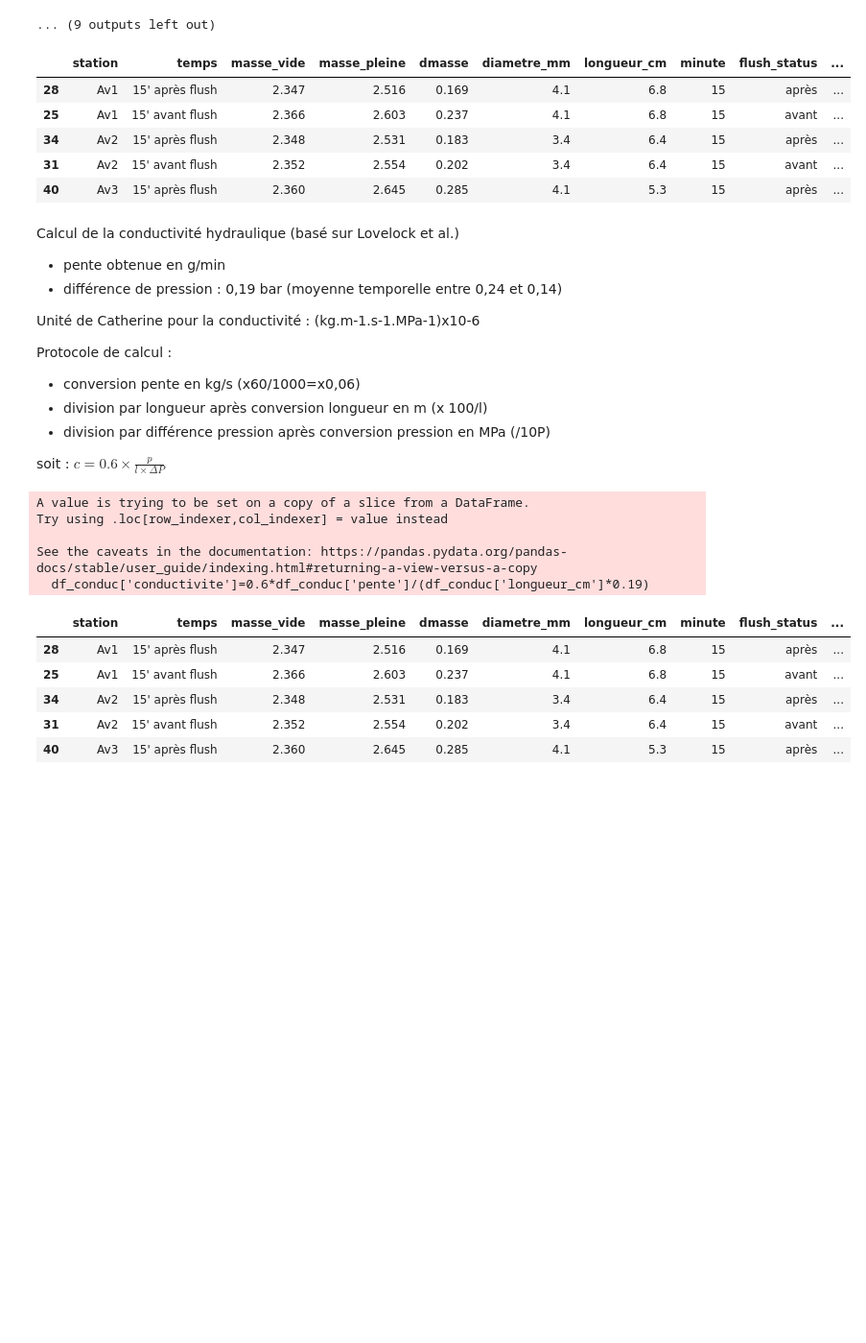
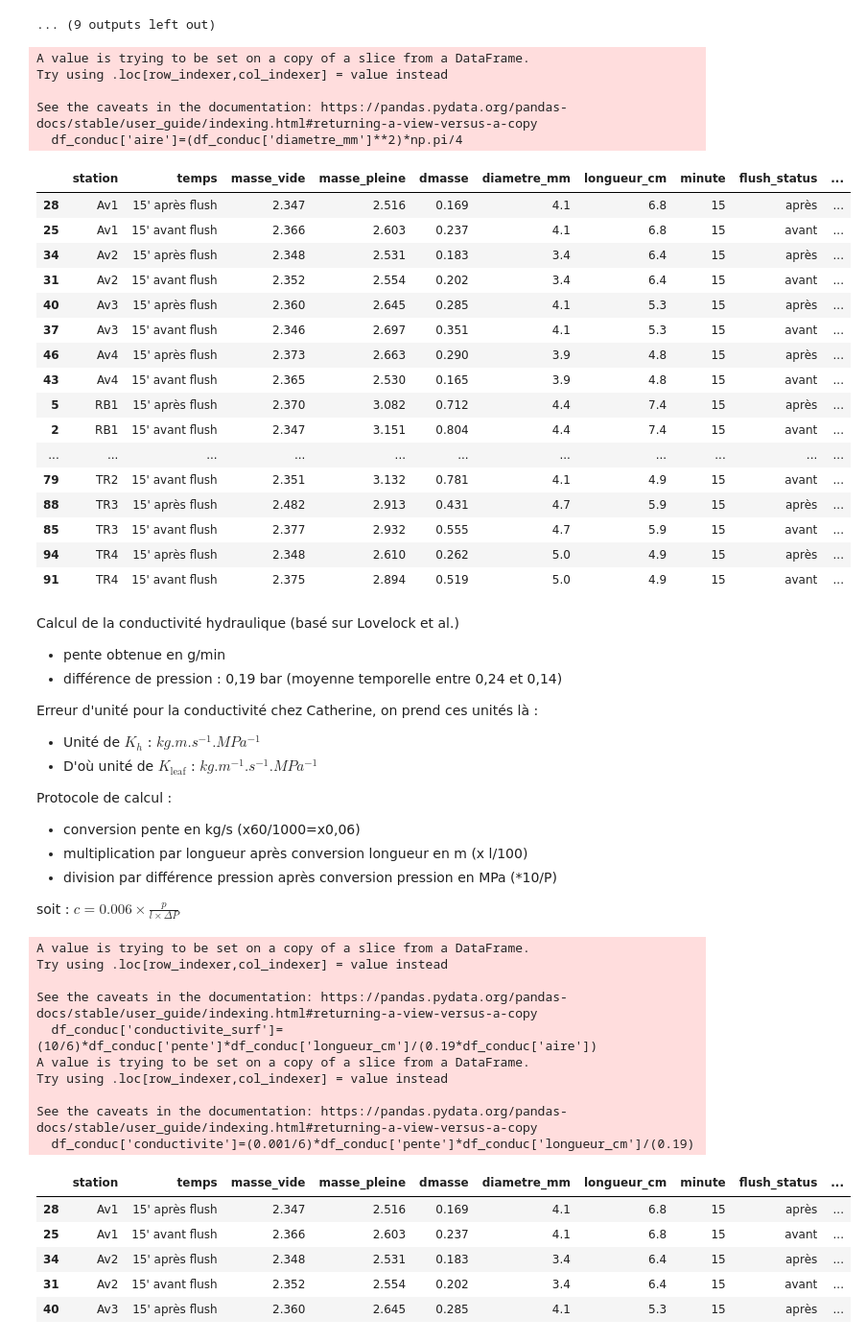
Before and after one commit to arthuserani/BleuAtlantiC_Physics, a Jupyter notebook: Physics-Physiology/Conductivité/conductivite.ipynb, the cells around one changed output. Shown at 96% size. Drawn from its saved outputs; the diff is of its cells as text; code cells hidden in the pictures; blank space fills up the shorter version.

```diff
--- a/Physics-Physiology/Conductivité/conductivite.ipynb
+++ b/Physics-Physiology/Conductivité/conductivite.ipynb
@@ -203,38 +206,66 @@ See the caveats in the documentation: https://pandas.pydata.org/pandas-docs/stab
 [figure]
 ... (9 outputs left out)
 # %%
+# Calcul de l'aire
+df_conduc['aire']=(df_conduc['diametre_mm']**2)*np.pi/4
+
+
 #Affichage de df_conduc, répertoriant toutes les pentes
 
-df_conduc.head()
+df_conduc
 # %% [output]
+A value is trying to be set on a copy of a slice from a DataFrame.
+Try using .loc[row_indexer,col_indexer] = value instead
+
+See the caveats in the documentation: https://pandas.pydata.org/pandas-docs/stable/user_guide/indexing.html#returning-a-view-versus-a-copy
+  df_conduc['aire']=(df_conduc['diametre_mm']**2)*np.pi/4
 |  | station | temps | masse_vide | masse_pleine | dmasse | diametre_mm | longueur_cm | minute | flush_status | ... |
 | 28 | Av1 | 15' après flush | 2.347 | 2.516 | 0.169 | 4.1 | 6.8 | 15 | après | ... |
 | 25 | Av1 | 15' avant flush | 2.366 | 2.603 | 0.237 | 4.1 | 6.8 | 15 | avant | ... |
 | 34 | Av2 | 15' après flush | 2.348 | 2.531 | 0.183 | 3.4 | 6.4 | 15 | après | ... |
 | 31 | Av2 | 15' avant flush | 2.352 | 2.554 | 0.202 | 3.4 | 6.4 | 15 | avant | ... |
 | 40 | Av3 | 15' après flush | 2.360 | 2.645 | 0.285 | 4.1 | 5.3 | 15 | après | ... |
+| 37 | Av3 | 15' avant flush | 2.346 | 2.697 | 0.351 | 4.1 | 5.3 | 15 | avant | ... |
+| 46 | Av4 | 15' après flush | 2.373 | 2.663 | 0.290 | 3.9 | 4.8 | 15 | après | ... |
+| 43 | Av4 | 15' avant flush | 2.365 | 2.530 | 0.165 | 3.9 | 4.8 | 15 | avant | ... |
+| 5 | RB1 | 15' après flush | 2.370 | 3.082 | 0.712 | 4.4 | 7.4 | 15 | après | ... |
+| 2 | RB1 | 15' avant flush | 2.347 | 3.151 | 0.804 | 4.4 | 7.4 | 15 | avant | ... |
+| ... | ... | ... | ... | ... | ... | ... | ... | ... | ... | ... |
+| 79 | TR2 | 15' avant flush | 2.351 | 3.132 | 0.781 | 4.1 | 4.9 | 15 | avant | ... |
+| 88 | TR3 | 15' après flush | 2.482 | 2.913 | 0.431 | 4.7 | 5.9 | 15 | après | ... |
+| 85 | TR3 | 15' avant flush | 2.377 | 2.932 | 0.555 | 4.7 | 5.9 | 15 | avant | ... |
+| 94 | TR4 | 15' après flush | 2.348 | 2.610 | 0.262 | 5.0 | 4.9 | 15 | après | ... |
+| 91 | TR4 | 15' avant flush | 2.375 | 2.894 | 0.519 | 5.0 | 4.9 | 15 | avant | ... |
 # %% [markdown]
 Calcul de la conductivité hydraulique (basé sur Lovelock et al.)
 - pente obtenue en g/min
 - différence de pression : 0,19 bar (moyenne temporelle entre 0,24 et 0,14)
 
-Unité de Catherine pour la conductivité : (kg.m-1.s-1.MPa-1)x10-6
+Erreur d'unité pour la conductivité chez Catherine, on prend ces unités là :
+- Unité de $K_h$ : $kg.m.s^{-1}.MPa^{-1}$
+- D'où unité de $K_\text{leaf}$ : $kg.m^{-1}.s^{-1}.MPa^{-1}$
 
 Protocole de calcul :
 - conversion pente en kg/s (x60/1000=x0,06)
-- division par longueur après conversion longueur en m (x 100/l)
-- division par différence pression après conversion pression en MPa (/10P)
+- multiplication par longueur après conversion longueur en m (x l/100)
+- division par différence pression après conversion pression en MPa (*10/P)
 
 soit :
-$c=0.6\times \frac{p}{l\times\Delta P}$
+$c=0.006\times \frac{p}{l\times\Delta P}$
 # %%
 # Calcul de la conductivité
 
-df_conduc['conductivite']=0.6*df_conduc['pente']/(df_conduc['longueur_cm']*0.19)
+df_conduc['conductivite_surf']=(10/6)*df_conduc['pente']*df_conduc['longueur_cm']/(0.19*df_conduc['aire'])
+df_conduc['conductivite']=(0.001/6)*df_conduc['pente']*df_conduc['longueur_cm']/(0.19)
 # %% [output]
 A value is trying to be set on a copy of a slice from a DataFrame.
 Try using .loc[row_indexer,col_indexer] = value instead
 
 See the caveats in the documentation: https://pandas.pydata.org/pandas-docs/stable/user_guide/indexing.html#returning-a-view-versus-a-copy
-  df_conduc['conductivite']=0.6*df_conduc['pente']/(df_conduc['longueur_cm']*0.19)
+  df_conduc['conductivite_surf']=(10/6)*df_conduc['pente']*df_conduc['longueur_cm']/(0.19*df_conduc['aire'])
+A value is trying to be set on a copy of a slice from a DataFrame.
+Try using .loc[row_indexer,col_indexer] = value instead
+
+See the caveats in the documentation: https://pandas.pydata.org/pandas-docs/stable/user_guide/indexing.html#returning-a-view-versus-a-copy
+  df_conduc['conductivite']=(0.001/6)*df_conduc['pente']*df_conduc['longueur_cm']/(0.19)
 # %%
```
Also changed, not shown: parts of 16 cells of this notebook.
